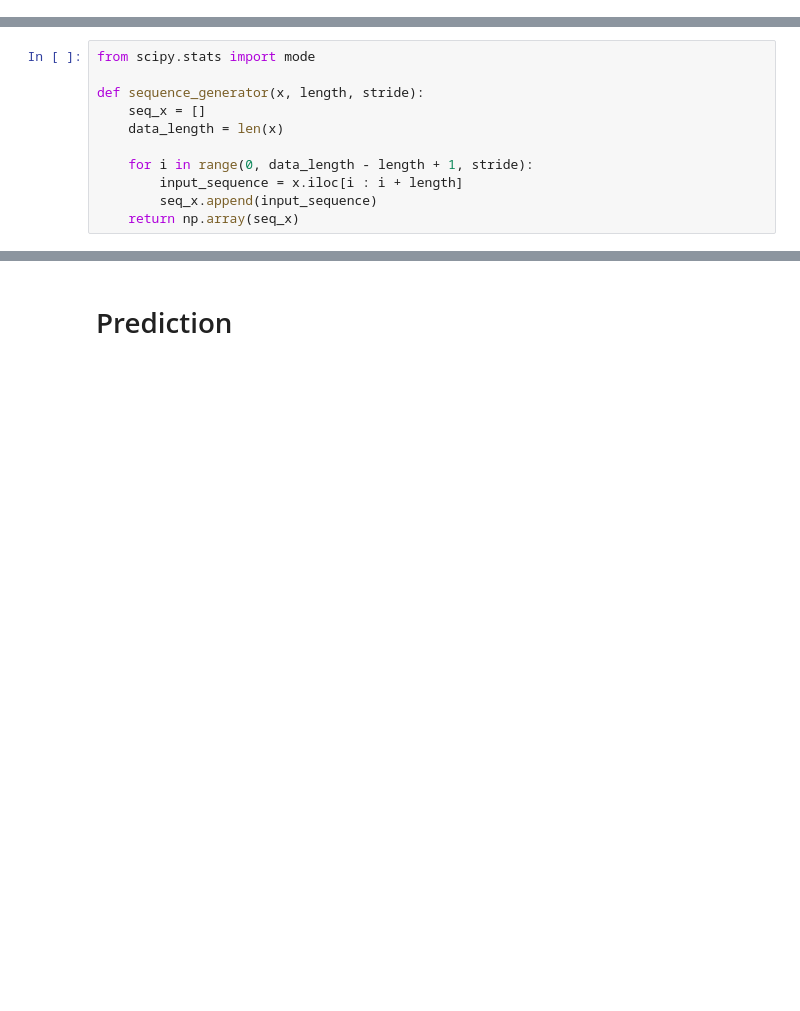
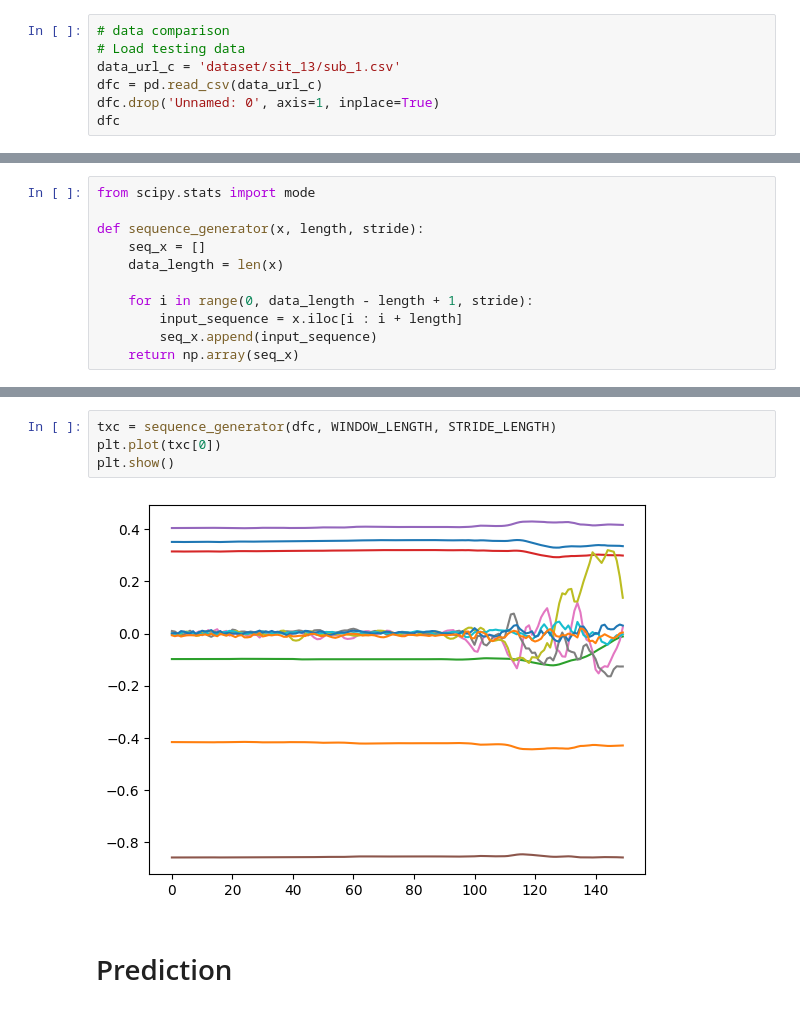
Before and after one commit to rayhannarindran/fitmotion_model, a Jupyter notebook: h5-modelTester.ipynb, the cells around one changed output, grey strips where cells are left out. Cells and saved outputs as stored; diff of their text form; blank space fills up the shorter version.

```diff
--- a/h5-modelTester.ipynb
+++ b/h5-modelTester.ipynb
@@ -35,0 +36,7 @@ df
+# %%
+# data comparison
+# Load testing data
+data_url_c = 'dataset/sit_13/sub_1.csv'
+dfc = pd.read_csv(data_url_c)
+dfc.drop('Unnamed: 0', axis=1, inplace=True)
+dfc
@@ -66,3 +87,9 @@ plt.show()
+# %%
+txc = sequence_generator(dfc, WINDOW_LENGTH, STRIDE_LENGTH)
+plt.plot(txc[0])
+plt.show()
+# %% [output]
+[figure, added]
 # %% [markdown]
 # Prediction
 # %%
```
Also changed, not shown: parts of 4 cells of this notebook, 3 other files.
